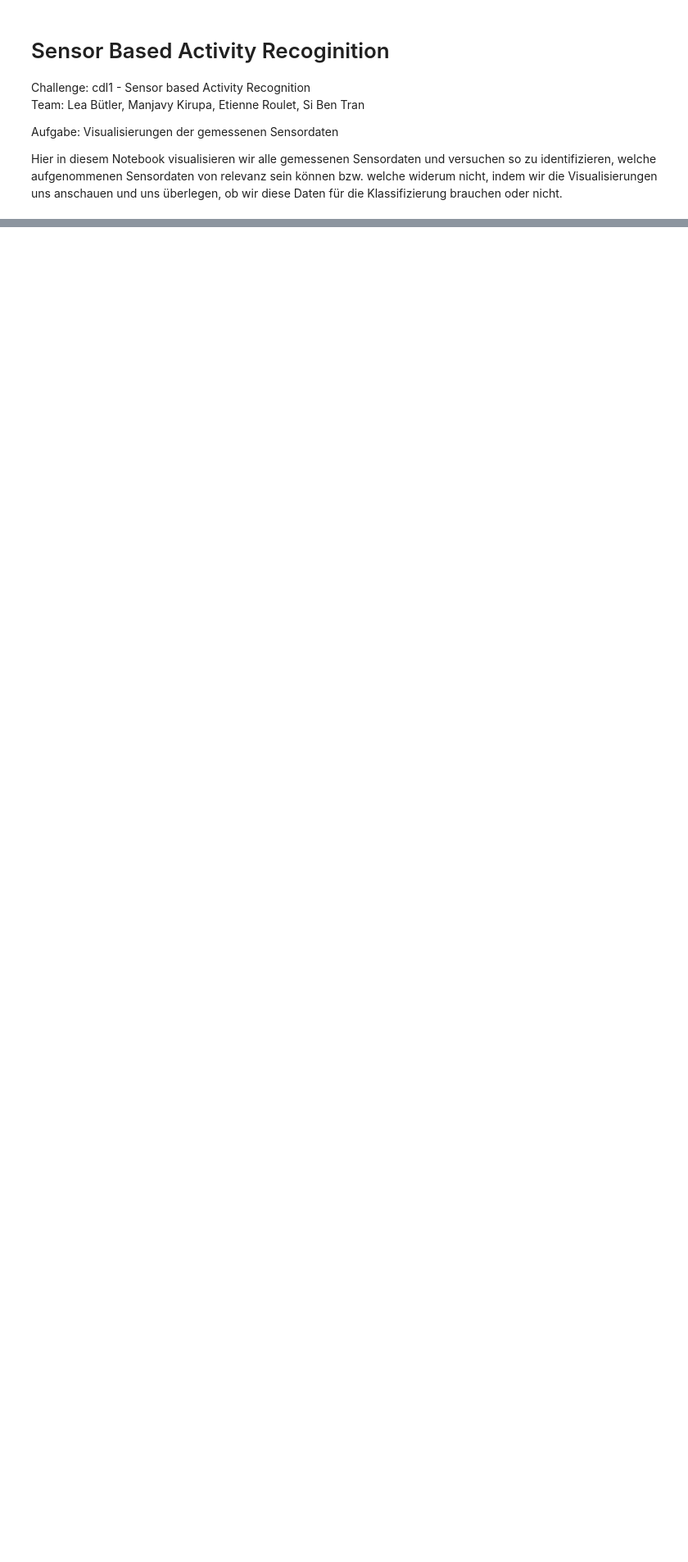
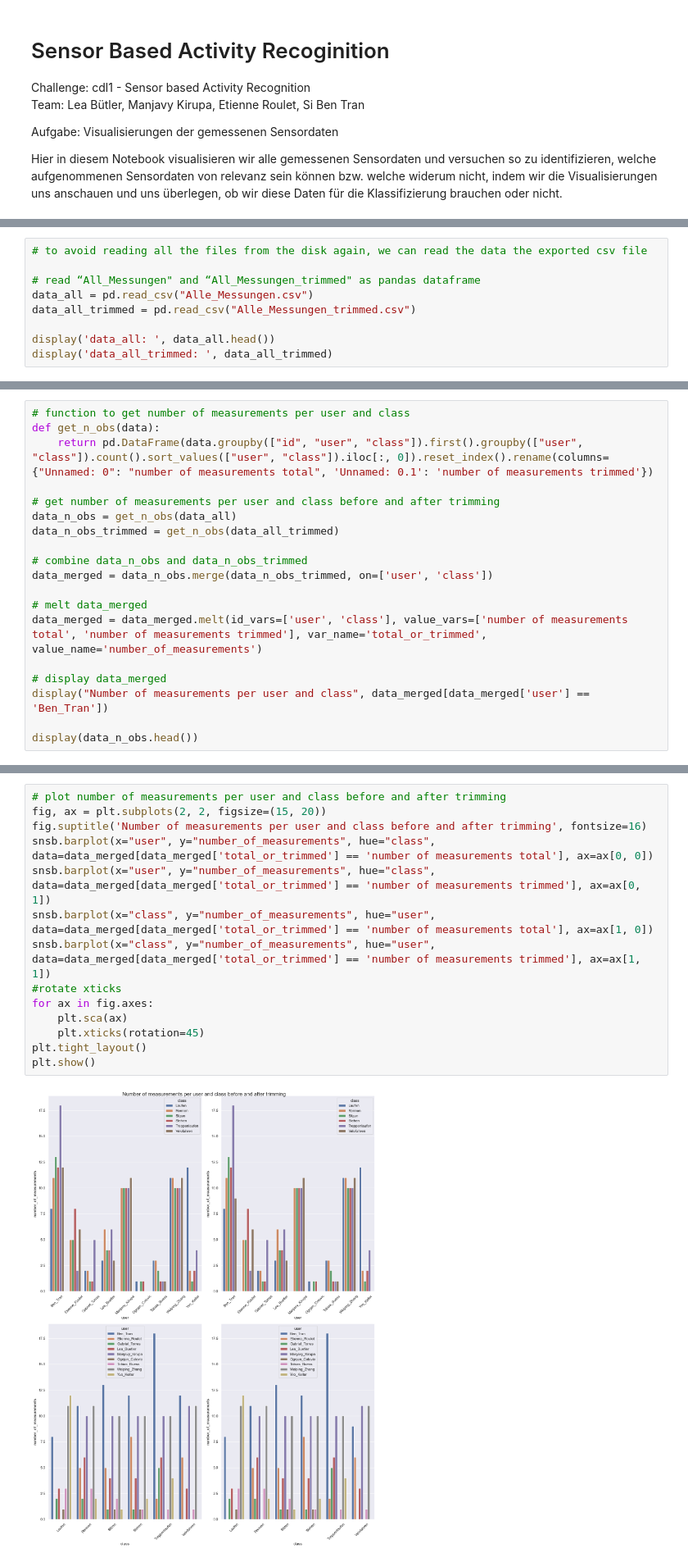
Before and after one commit to CDL1-Sensor/Sensor_Data-Wrangling-und-EDA, a Jupyter notebook: all-sensor-measurments-plots.ipynb, the cells around one changed output, grey strips where cells are left out. Shown: that part at 82% size. Cells and saved outputs as stored; diff of their text form; blank space fills up the shorter version.

Commit message:
visualised nr. of measurements total vs. trimmed

```diff
--- a/all-sensor-measurments-plots.ipynb
+++ b/all-sensor-measurments-plots.ipynb
@@ -121,0 +71,9 @@ Wir erkennen, das hier 7 Bewegungsprofile vorhanden sind, auffallend dabei sind
+# %%
+# to avoid reading all the files from the disk again, we can read the data the exported csv file
+
+# read “All_Messungen" and “All_Messungen_trimmed" as pandas dataframe
+data_all = pd.read_csv("Alle_Messungen.csv")
+data_all_trimmed = pd.read_csv("Alle_Messungen_trimmed.csv")
+
+display('data_all: ', data_all.head())
+display('data_all_trimmed: ', data_all_trimmed)
@@ -121,0 +102,19 @@ Wir erkennen, das hier 7 Bewegungsprofile vorhanden sind, auffallend dabei sind
+# %%
+# function to get number of measurements per user and class
+def get_n_obs(data):
+    return pd.DataFrame(data.groupby(["id", "user", "class"]).first().groupby(["user", "class"]).count().sort_values(["user", "class"]).iloc[:, 0]).reset_index().rename(columns={"Unnamed: 0": "number of measurements total", 'Unnamed: 0.1': 'number of measurements trimmed'})
+
+# get number of measurements per user and class before and after trimming
+data_n_obs = get_n_obs(data_all)
+data_n_obs_trimmed = get_n_obs(data_all_trimmed)
+
+# combine data_n_obs and data_n_obs_trimmed
+data_merged = data_n_obs.merge(data_n_obs_trimmed, on=['user', 'class'])
+
+# melt data_merged
+data_merged = data_merged.melt(id_vars=['user', 'class'], value_vars=['number of measurements total', 'number of measurements trimmed'], var_name='total_or_trimmed', value_name='number_of_measurements')
+
+# display data_merged
+display("Number of measurements per user and class", data_merged[data_merged['user'] == 'Ben_Tran'])
+
+display(data_n_obs.head())
@@ -121,0 +142,16 @@ Wir erkennen, das hier 7 Bewegungsprofile vorhanden sind, auffallend dabei sind
+# %%
+# plot number of measurements per user and class before and after trimming
+fig, ax = plt.subplots(2, 2, figsize=(15, 20))
+fig.suptitle('Number of measurements per user and class before and after trimming', fontsize=16)
+snsb.barplot(x="user", y="number_of_measurements", hue="class", data=data_merged[data_merged['total_or_trimmed'] == 'number of measurements total'], ax=ax[0, 0])
+snsb.barplot(x="user", y="number_of_measurements", hue="class", data=data_merged[data_merged['total_or_trimmed'] == 'number of measurements trimmed'], ax=ax[0, 1])
+snsb.barplot(x="class", y="number_of_measurements", hue="user", data=data_merged[data_merged['total_or_trimmed'] == 'number of measurements total'], ax=ax[1, 0])
+snsb.barplot(x="class", y="number_of_measurements", hue="user", data=data_merged[data_merged['total_or_trimmed'] == 'number of measurements trimmed'], ax=ax[1, 1])
+#rotate xticks
+for ax in fig.axes:
+    plt.sca(ax)
+    plt.xticks(rotation=45)
+plt.tight_layout()
+plt.show()
+# %% [output]
+[figure, added]
```
Also changed, not shown: parts of 8 cells of this notebook.
